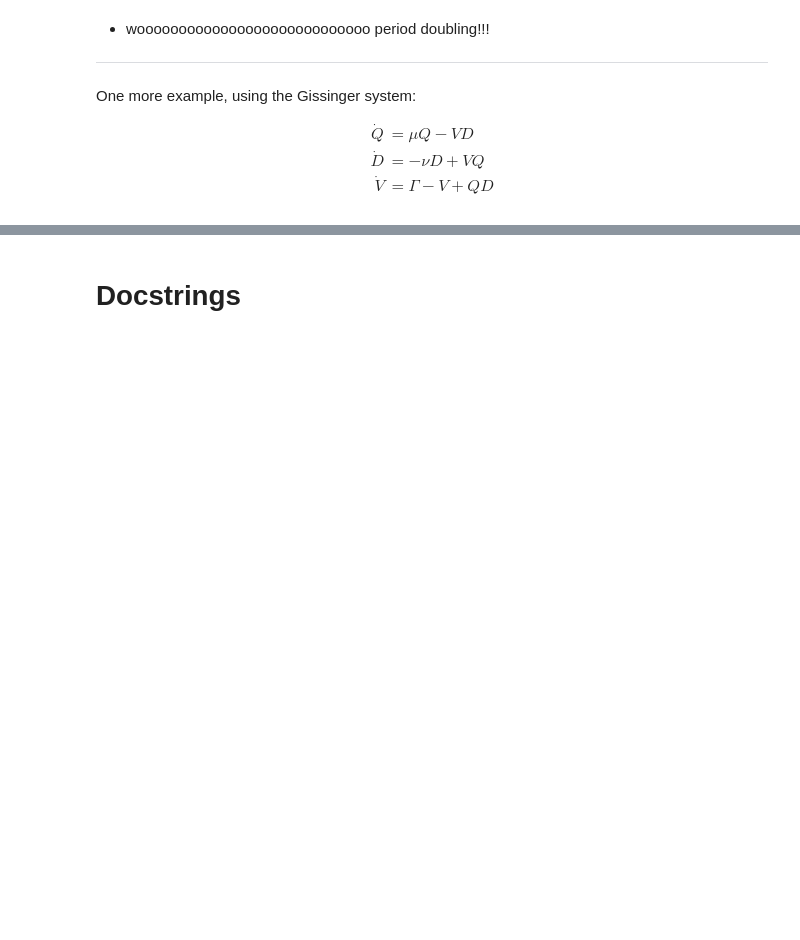
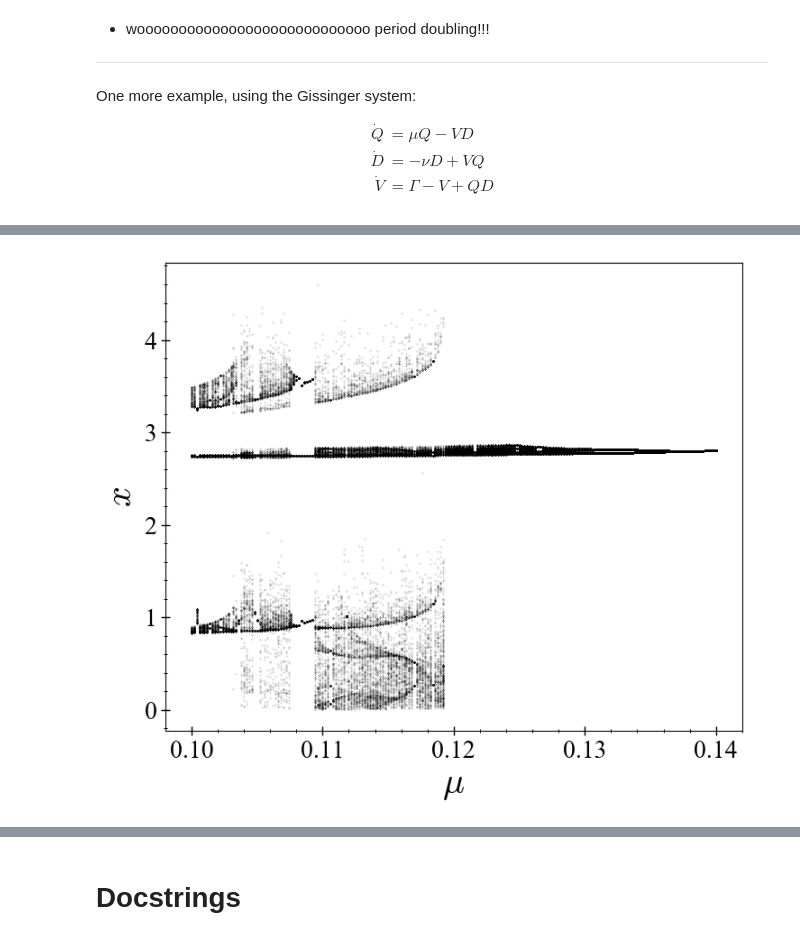
Before and after one commit to xorJane/tutorials, a Jupyter notebook: 3. Orbit diagrams, Surfaces of Section.ipynb, the cells around one changed output, grey strips where cells are left out. Saved outputs shown, nothing was run; the diff lists cells and outputs as text; code cells hidden in the pictures; blank space fills up the shorter version.

```diff
--- a/3. Orbit diagrams, Surfaces of Section.ipynb
+++ b/3. Orbit diagrams, Surfaces of Section.ipynb
@@ -432,0 +486,22 @@ xlabel("\$\\mu\$"); ylabel("\$D\$");
+# %%
+pvalues = linspace(0.1,0.14,201) # which parameter values to use
+
+xs = Vector{Float64}[] # empty vector of vectors
+
+for (i, μ) in enumerate(pvalues)
+    set_parameter!(gis, 1, μ)
+    N = Np(μ)
+    psos = poincaresos(gis, gis_plane(μ), 4000.0, Ttr = 2000.0)
+    push!(xs, [norm(N - k) for k in psos])
+end
+
+
+figure(figsize=(8,6))
+for (j, p) in enumerate(pvalues)
+    length(xs[j]) == 0 && continue
+    plot(p .* ones(xs[j]), xs[j], ls = "None",
+    marker = "o", ms = 0.2, color = "black", alpha = 0.5)
+end
+xlabel("\$\\mu\$"); ylabel("\$x\$");
+# %% [output]
+[figure, added]
```
Also changed, not shown: parts of 21 cells of this notebook.
